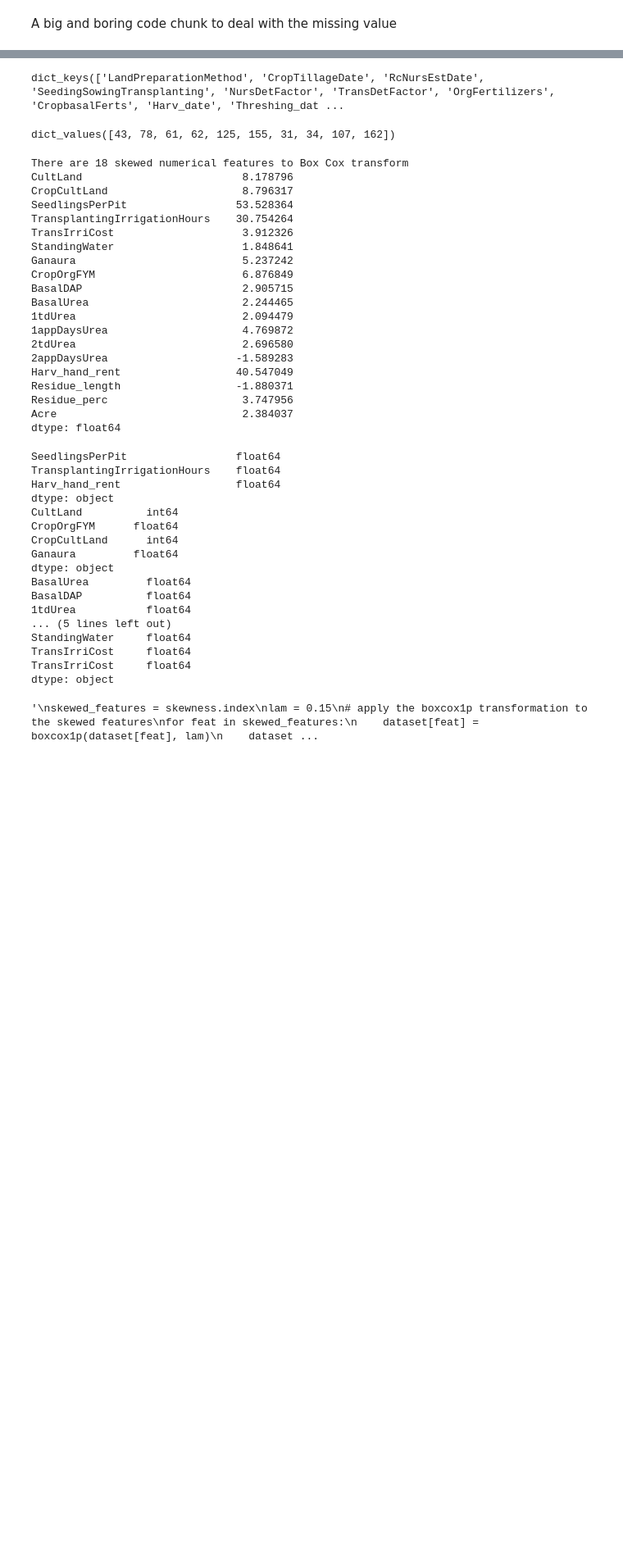
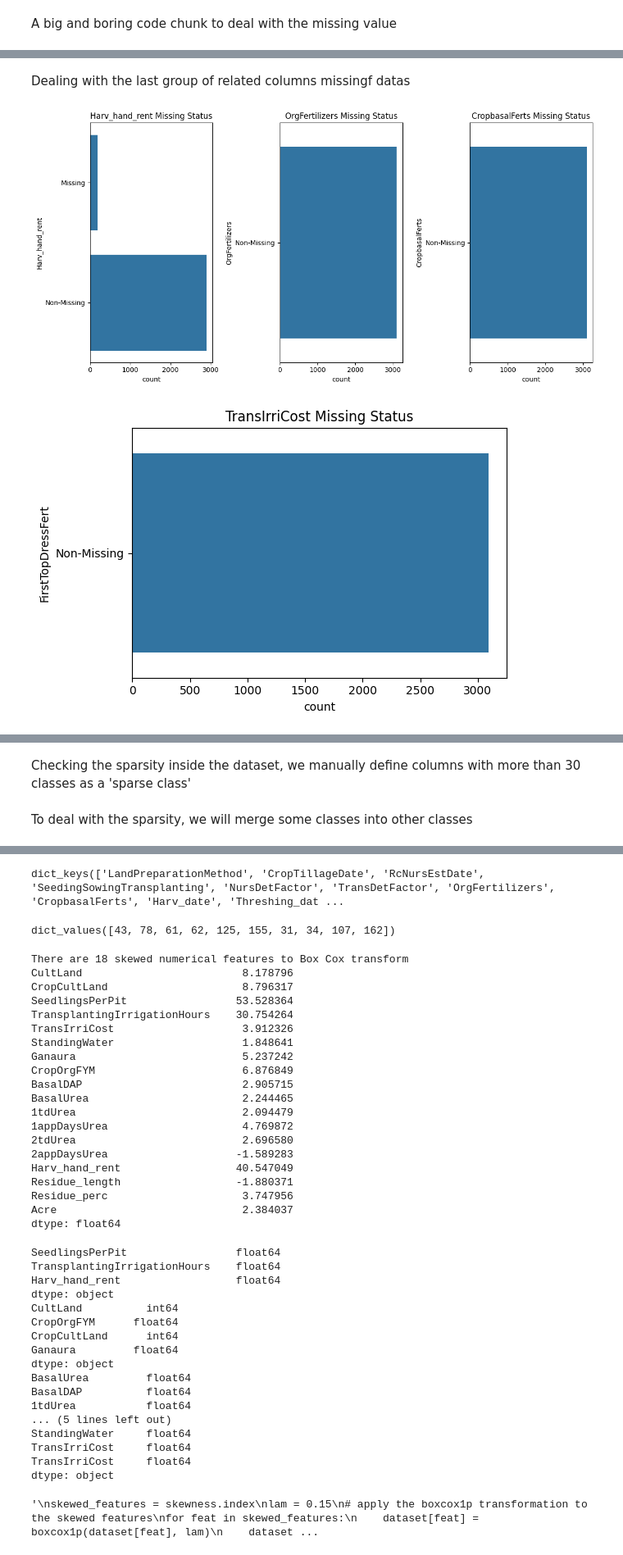
Before and after one commit to YecanLee/Not-so-auto-ml, a Jupyter notebook: train_submission_version.ipynb, the cells around one changed output, grey strips where cells are left out. Shown: that part at 82% size. Cells and saved outputs as stored; diff of their text form; code cells hidden in the pictures; blank space fills up the shorter version.

```diff
--- a/train_submission_version.ipynb
+++ b/train_submission_version.ipynb
@@ -460,0 +593,73 @@ plt.show()
+# %%
+# Function to transform column into 'Missing'/'Non-Missing'
+def missing_status(column):
+    return column.isna().map({True: 'Missing', False: 'Non-Missing'})
+# %% [markdown]
+Dealing with the last group of related columns missingf datas
+# %%
+# Plot setup
+plt.figure(figsize=(12, 6))  # Adjust the figure size as needed
+
+# TransplantingIrrigationHours
+plt.subplot(1, 3, 1)  # Adjust for 3 subplots
+sns.countplot(y=missing_status(dataset['Harv_hand_rent']))
+plt.title('Harv_hand_rent Missing Status')
+
+# TransplantingIrrigationSource
+plt.subplot(1, 3, 2)
+sns.countplot(y=missing_status(dataset['OrgFertilizers']))
+plt.title('OrgFertilizers Missing Status')
+
+# TransplantingIrrigationPowerSource
+plt.subplot(1, 3, 3)
+sns.countplot(y=missing_status(dataset['CropbasalFerts']))
+plt.title('CropbasalFerts Missing Status')
+
+# Adjustments
+plt.tight_layout()
+plt.show()
+
+# Separate plot for TransIrriCost
+plt.figure(figsize=(6, 4))  # Adjust the figure size as needed
+sns.countplot(y=missing_status(dataset['FirstTopDressFert']))
+plt.title('TransIrriCost Missing Status')
+
+# Adjustments
+plt.tight_layout()
+plt.show()
+
+plt.subplot(1, 2, 1)
+sns.countplot(data = dataset, y = dataset['NursDetFactor'].fillna('nan'))
+plt.title('Distribution of TransplantingIrrigationHours')
+
+plt.subplot(1, 2, 2)
+sns.countplot(data = dataset, y = dataset['LandPreparationMethod'].fillna('nan'))
+plt.title('Distribution of TransplantingIrrigationSource')
+
+plt.xticks(rotation=45)
+plt.yticks(rotation=45)
+
+plt.tight_layout()
+plt.show()
+
+plt.subplot(1, 2, 1)
+sns.countplot(data = dataset, y = dataset['TransDetFactor'].fillna('nan'))
+plt.title('Distribution of TransDetFactor')
+
+plt.tight_layout()
+plt.show()
+
+plt.subplot(1, 2, 2)
+sns.countplot(data = dataset.fillna(False), y = dataset['PCropSolidOrgFertAppMethod'].fillna('NaN'))
+plt.title('Distribution of PCropSolidOrgFertAppMethod')
+
+plt.xticks(rotation=45)
+plt.yticks(rotation=45)
+
+plt.tight_layout()
+plt.savefig('Distribution of TransDetFactor_and_PCrop.png')
+plt.show()
+plt.close()
+# %% [output]
+[figure, added]
+[figure, added]
@@ -460,0 +687,2 @@ plt.show()
+# %% [markdown]
+Checking the sparsity inside the dataset, we manually define columns with more than 30 classes as a 'sparse class'
@@ -460,0 +693,2 @@ plt.show()
+# %% [markdown]
+To deal with the sparsity, we will merge some classes into other classes
```
Also changed, not shown: parts of 15 cells of this notebook.
